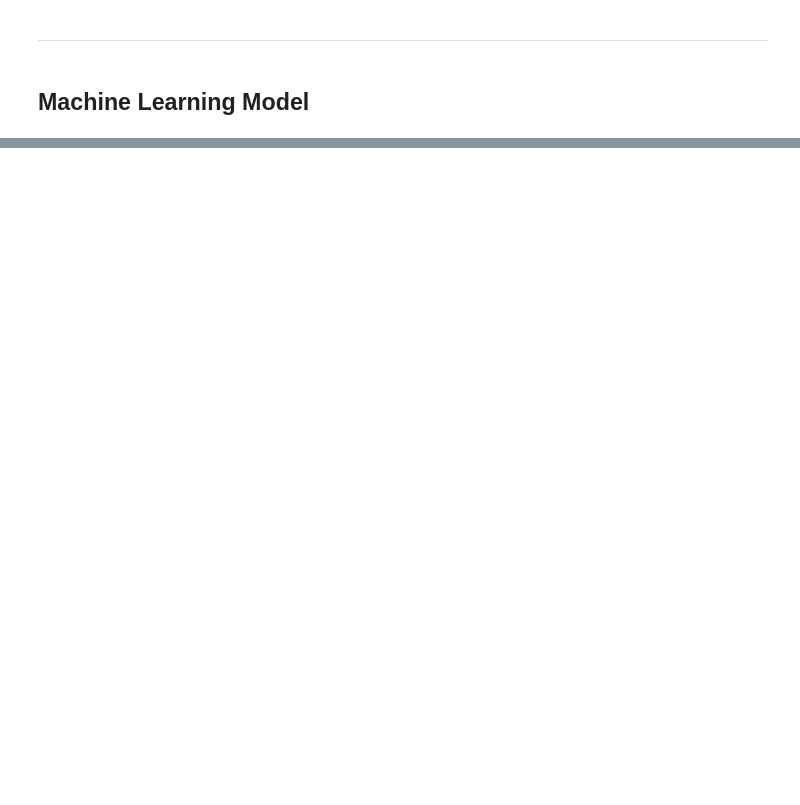
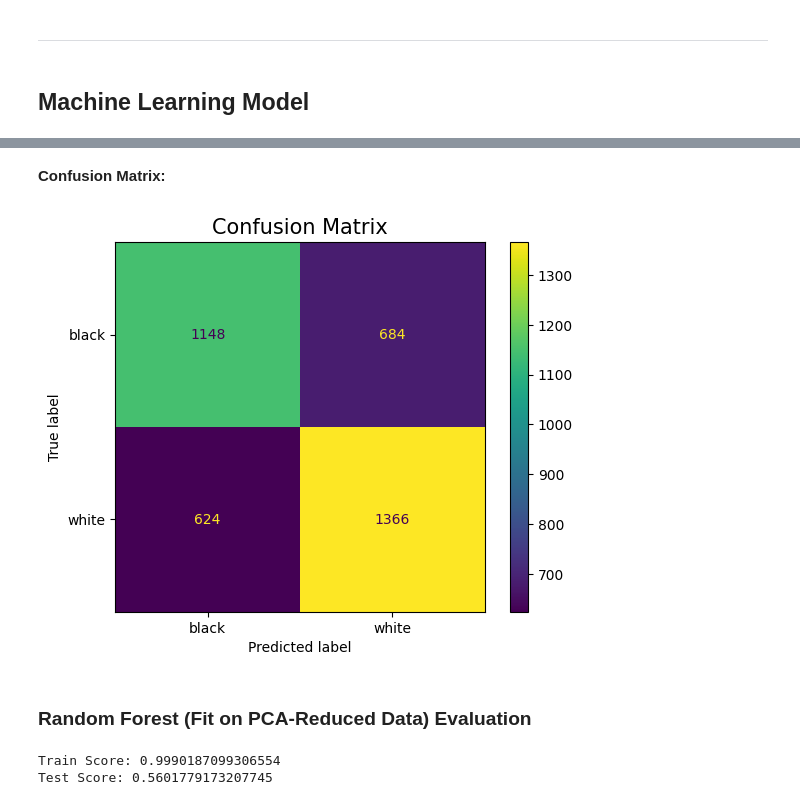
Before and after one commit to brysonbien/Chess-Opening-ML, a Jupyter notebook: midterm_checkpoint.ipynb, the cells around one changed output, grey strips where cells are left out. Saved outputs shown, nothing was run; the diff lists cells and outputs as text; code cells hidden in the pictures; blank space fills up the shorter version.

```diff
--- a/midterm_checkpoint.ipynb
+++ b/midterm_checkpoint.ipynb
@@ -143,5 +166,5 @@ Index(['opening_name', 'perf_rating', 'avg_player', 'perc_player_win',
 # %%
-X = df.drop('perc_player_win', axis=1)
-y = df['perc_player_win']
+X = df.drop('winner', axis=1)
+y = df['winner']
 # %%
 X_train, X_test, y_train, y_test = train_test_split(X, y, test_size=0.2, random_state=42)
@@ -161,3 +170,0 @@ Mean R2: 0.5568729270120024
-# %%
-model = LinearRegression()
-model.fit(X_train, y_train)
@@ -200,0 +184,3 @@ Whatever other visualizations we can do for dataset with more than 2 independent
+# %%
+clf = RandomForestClassifier()
+clf.fit(X_train, y_train)
@@ -200,0 +268,7 @@ Whatever other visualizations we can do for dataset with more than 2 independent
+# %%
+train_accuracy = clf.score(X_train, y_train)
+print("Train Score: " + str(train_accuracy))
+test_accuracy = clf.score(X_test, y_test)
+print("Test Score: " + str(test_accuracy))
+
+y_pred = clf.predict(X_test)
@@ -200,0 +302,22 @@ Whatever other visualizations we can do for dataset with more than 2 independent
+# %% [markdown]
+**Confusion Matrix:**
+# %%
+matrix = confusion_matrix(y_test, y_pred)
+display = ConfusionMatrixDisplay(confusion_matrix=matrix, display_labels=['black', 'white'])
+display.plot()
+plt.title('Confusion Matrix', fontsize=15)
+plt.show()
+# %% [output]
+[figure, added]
+# %% [markdown]
+### Random Forest (Fit on PCA-Reduced Data) Evaluation
+# %%
+train_accuracy_pca = clf_pca.score(X_train_pca, y_train_pca)
+print("Train Score: " + str(train_accuracy_pca))
+test_accuracy_pca = clf_pca.score(X_test_pca, y_test_pca)
+print("Test Score: " + str(test_accuracy_pca))
+
+y_pred_pca = clf_pca.predict(X_test_pca)
+# %% [output]
+Train Score: 0.9990187099306554
+Test Score: 0.5601779173207745
```
Also changed, not shown: parts of 77 cells of this notebook.
